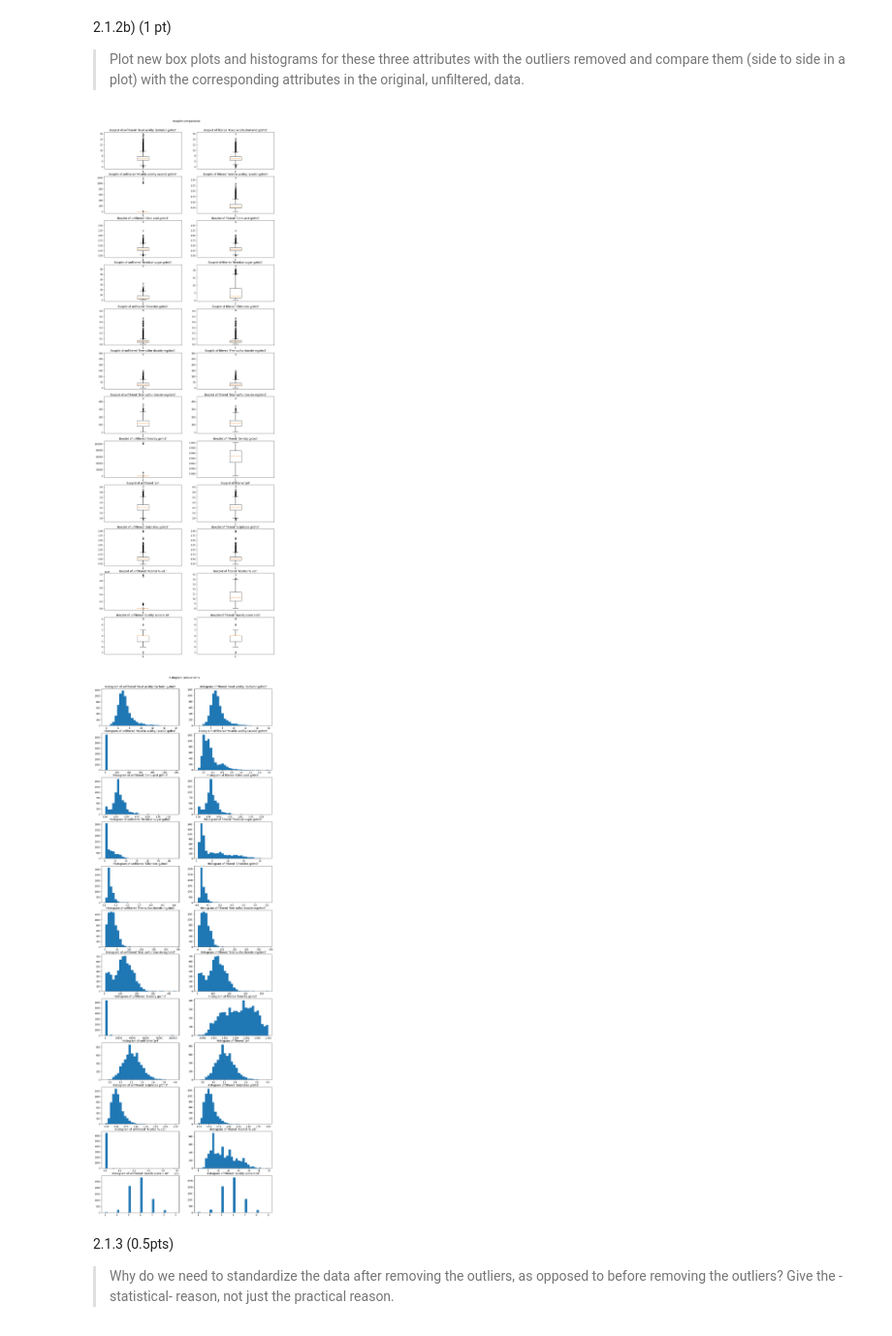
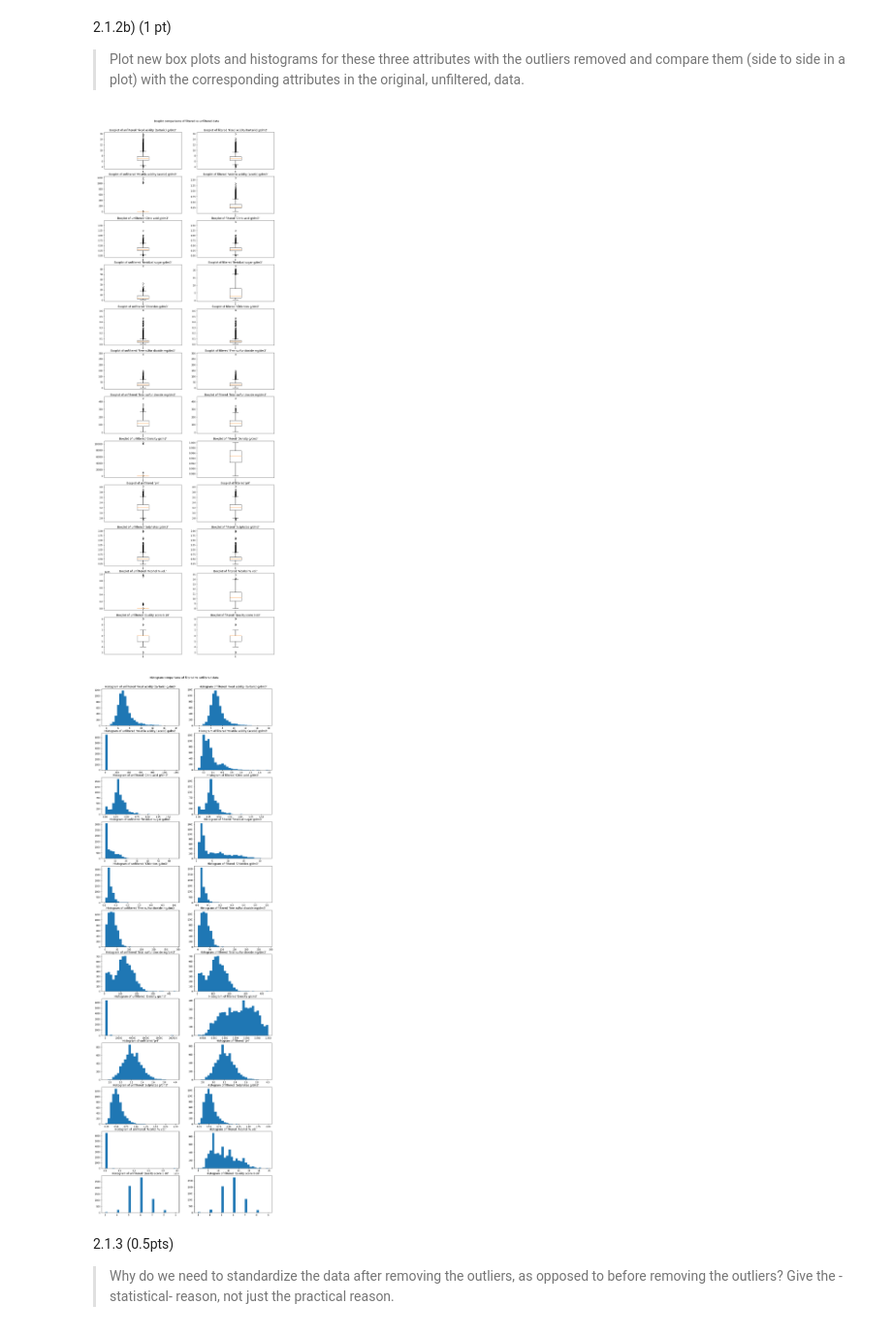
Before and after one commit to Senna-Renting/Data-Mining-Assignments, a Jupyter notebook: assignment_2/assignment_2/SennaRenting1_s1067489.ipynb, the cells around one changed output. Shown at 97% size. Saved outputs shown, nothing was run; the diff lists cells and outputs as text; code cells hidden in the pictures.

```diff
--- a/assignment_2/assignment_2/SennaRenting1_s1067489.ipynb
+++ b/assignment_2/assignment_2/SennaRenting1_s1067489.ipynb
@@ -186,37 +186,37 @@ Current size: 6497 ; Filtered size: 6304
 
 # YOUR CODE HERE
 # Plot for the boxplot comparisons
 fig1, axs1 = plt.subplots(rows,cols, figsize=(14,40))
-fig1.suptitle("Boxplot comparisons")
+fig1.suptitle("Boxplot comparisons of filtered vs unfiltered data")
 # adjust main title location
 fig1.subplots_adjust(top=0.96)
 
 # Plot for the histogram comparisons
 fig2, axs2 = plt.subplots(rows,cols, figsize=(14,40))
-fig2.suptitle("Histogram comparisons")
+fig2.suptitle("Histogram comparisons of filtered vs unfiltered data")
 # adjust main title location
 fig2.subplots_adjust(top=0.96)
 
 
 for row in range(rows):
     for col in range(cols):
         if col == 0:
             # Boxplots unfiltered
             axs1[row][col].set_title(f"Boxplot of unfiltered '{attributes[row]}'")
             axs1[row][col].boxplot(wine_data[:, row])
             # Histograms unfiltered
             axs2[row][col].set_title(f"Histogram of unfiltered '{attributes[row]}'")
             axs2[row][col].hist(wine_data[:, row], bins=30)
         if col == 1:
             # Boxplots filtered
             axs1[row][col].set_title(f"Boxplot of filtered '{attributes[row]}'")
             axs1[row][col].boxplot(wine_data_filtered[:, row])
             # Histograms filtered
             axs2[row][col].set_title(f"Histogram of filtered '{attributes[row]}'")
             axs2[row][col].hist(wine_data_filtered[:, row], bins=30)
 # %% [output]
-[figure, old version]
+[figure, new version]
-[figure, old version]
+[figure, new version]
 # %% [markdown]
 2.1.3 (0.5pts)
 > Why do we need to standardize the data after removing the outliers, as opposed to before removing the outliers? Give the -statistical- reason, not just the practical reason.
```
Also changed, not shown: parts of 6 cells of this notebook.
